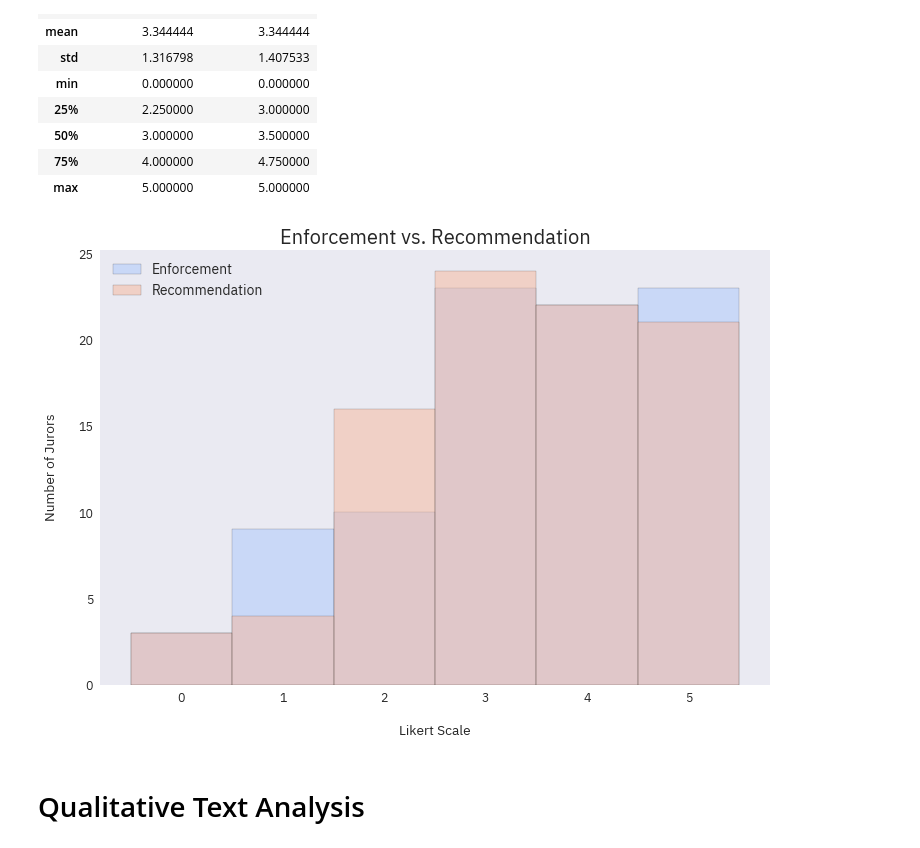
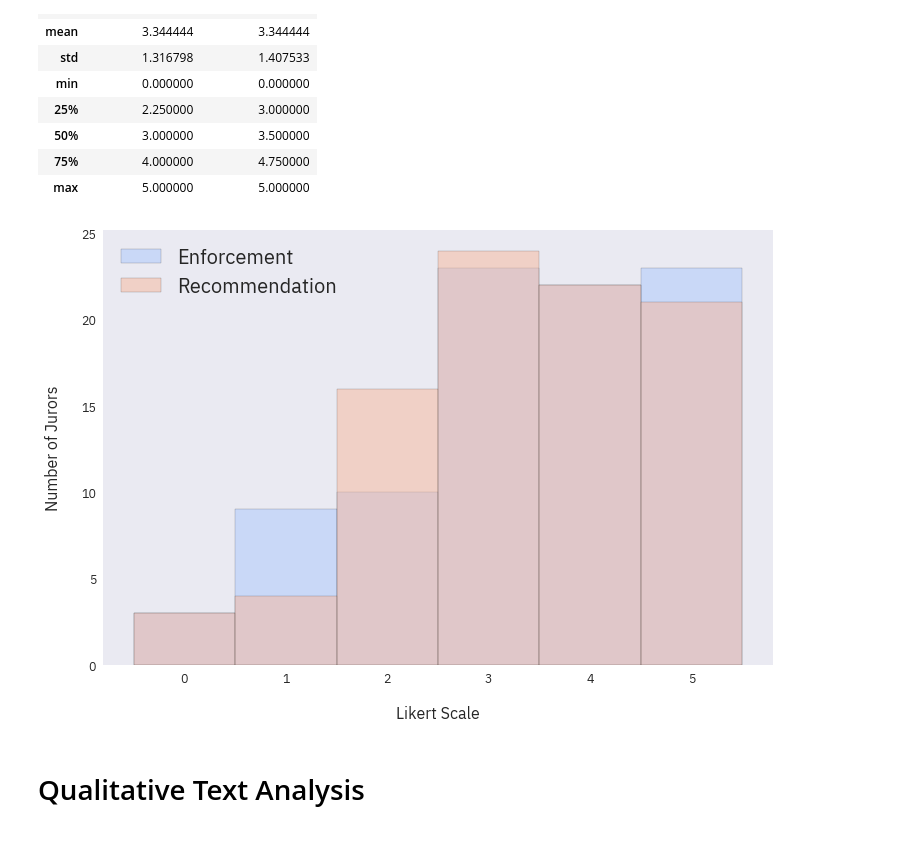
Before and after one commit to amyxzhang/digitaljuries2, a Jupyter notebook: analysis/Juries.ipynb, the cells around one changed output. Drawn from its saved outputs; the diff is of its cells as text; code cells hidden in the pictures.

```diff
--- a/analysis/Juries.ipynb
+++ b/analysis/Juries.ipynb
@@ -1071,36 +1076,36 @@ df[['complete_enf_rec','complete_enf_enf']].describe()
 # %%
 ## Overlap hist: Enforcement vs. Recommendation
 
 sns.set_palette("coolwarm", 2)
 
 fig, ax = plt.subplots(nrows=1, figsize=(12,8))
 
 df['complete_enf_enf'].hist(bins=np.arange(0, 6.5) - 0.5, grid=False, alpha=0.5, label='Enforcement', ax=ax, edgecolor='k')
 df['complete_enf_rec'].hist(bins=np.arange(0, 6.5) - 0.5, grid=False, alpha=0.5, label='Recommendation', ax=ax, edgecolor='k')
 
-ax.legend(loc='upper left', fontsize=14)
+ax.legend(loc='upper left', fontsize=20)
 
-ax.set_title("Enforcement vs. Recommendation", fontsize=20)
+# ax.set_title("Enforcement vs. Recommendation", fontsize=20)
 
 ax.tick_params(axis="both", which="both",
                bottom=True, top=False, left=True, right=False,
                labelbottom=True, labelleft=True)
 
 # Draw horizontal axis lines
 # vals = ax.get_yticks()
 # for tick in vals:
 #     ax.axhline(y=tick, linestyle='dashed', alpha=0.4, color='#eeeeee', zorder=1)
 
 # Set x-axis label
-ax.set_xlabel("Likert Scale", labelpad=20)
+ax.set_xlabel("Likert Scale", labelpad=20, fontsize=16)
 
 # Set y-axis label
-ax.set_ylabel("Number of Jurors", labelpad=20)
+ax.set_ylabel("Number of Jurors", labelpad=20, fontsize=16)
 
 
 fig.savefig('enforce_recommend.jpg', dpi=300, bbox_inches='tight')
 # %% [output]
-[figure, old version]
+[figure, new version]
 # %% [markdown]
 # Qualitative Text Analysis
 # %%
```
Also changed, not shown: parts of 1 cell of this notebook, 1 other file.
